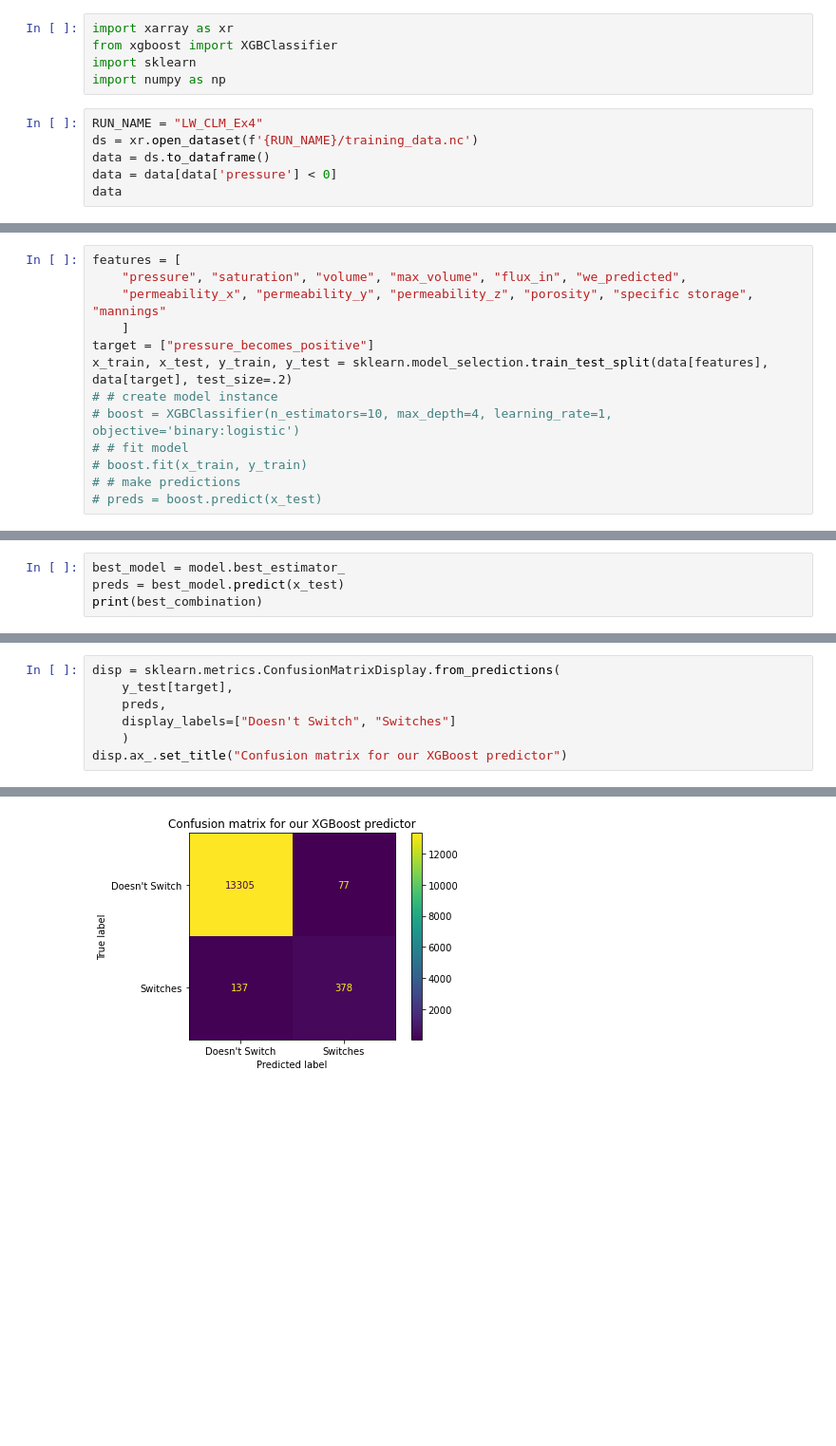
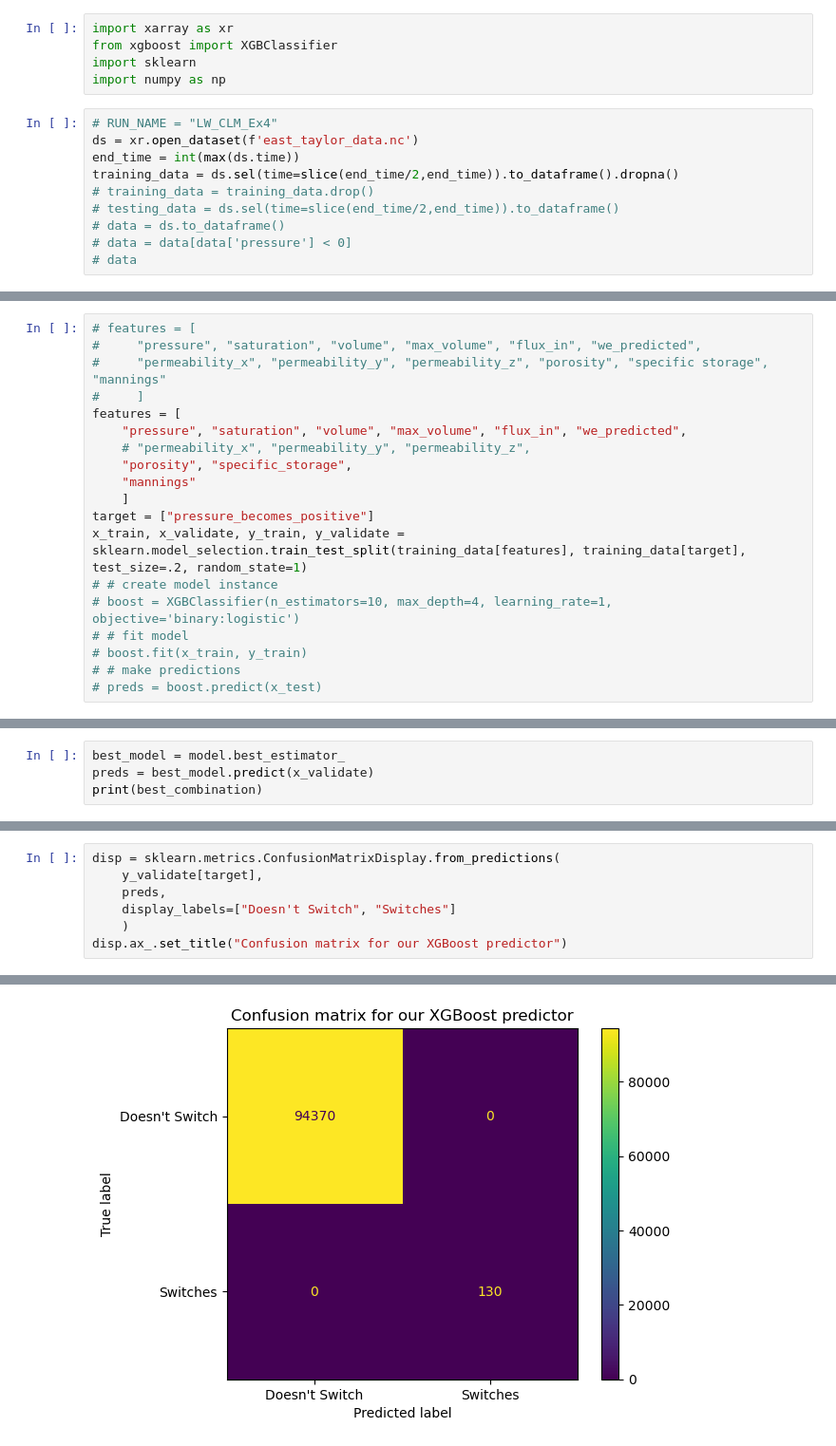
Before and after one commit to westb2/surface-slow-predictor, a Jupyter notebook: train_model.ipynb, the cells around one changed output, grey strips where cells are left out. Shown at 95% size. Saved outputs shown, nothing was run; the diff lists cells and outputs as text; blank space fills up the shorter version.

Commit message:
Adding training off of east taylor

```diff
--- a/train_model.ipynb
+++ b/train_model.ipynb
@@ -7,8 +7,12 @@ from xgboost import XGBClassifier
 import sklearn
 import numpy as np
 # %%
-RUN_NAME = "LW_CLM_Ex4"
-ds = xr.open_dataset(f'{RUN_NAME}/training_data.nc')
-data = ds.to_dataframe()
-data = data[data['pressure'] < 0]
-data
+# RUN_NAME = "LW_CLM_Ex4"
+ds = xr.open_dataset(f'east_taylor_data.nc')
+end_time = int(max(ds.time))
+training_data = ds.sel(time=slice(end_time/2,end_time)).to_dataframe().dropna()
+# training_data = training_data.drop()
+# testing_data = ds.sel(time=slice(end_time/2,end_time)).to_dataframe()
+# data = ds.to_dataframe()
+# data = data[data['pressure'] < 0]
+# data
@@ -30,10 +19,16 @@ data
 # %%
+# features = [
+#     "pressure", "saturation", "volume", "max_volume", "flux_in", "we_predicted",
+#     "permeability_x", "permeability_y", "permeability_z", "porosity", "specific storage", "mannings"
+#     ]
 features = [
     "pressure", "saturation", "volume", "max_volume", "flux_in", "we_predicted",
-    "permeability_x", "permeability_y", "permeability_z", "porosity", "specific storage", "mannings"
+    # "permeability_x", "permeability_y", "permeability_z",
+    "porosity", "specific_storage",
+    "mannings"
     ]
 target = ["pressure_becomes_positive"]
-x_train, x_test, y_train, y_test = sklearn.model_selection.train_test_split(data[features], data[target], test_size=.2)
+x_train, x_validate, y_train, y_validate = sklearn.model_selection.train_test_split(training_data[features], training_data[target], test_size=.2, random_state=1)
 # # create model instance
 # boost = XGBClassifier(n_estimators=10, max_depth=4, learning_rate=1, objective='binary:logistic')
 # # fit model
@@ -89,5 +78,5 @@ You can try to debug the error by setting error_score='raise'.
 # %%
 best_model = model.best_estimator_
-preds = best_model.predict(x_test)
+preds = best_model.predict(x_validate)
 print(best_combination)
 # %% [output]
@@ -95,11 +84,11 @@ print(best_combination)
 # %%
 disp = sklearn.metrics.ConfusionMatrixDisplay.from_predictions(
-    y_test[target],
+    y_validate[target],
     preds,
     display_labels=["Doesn't Switch", "Switches"]
     )
 disp.ax_.set_title("Confusion matrix for our XGBoost predictor")
 # %% [output]
 Text(0.5, 1.0, 'Confusion matrix for our XGBoost predictor')
-[figure, old version]
+[figure, new version]
 # %%
```
Also changed, not shown: parts of 6 cells of this notebook, 4 other files.
